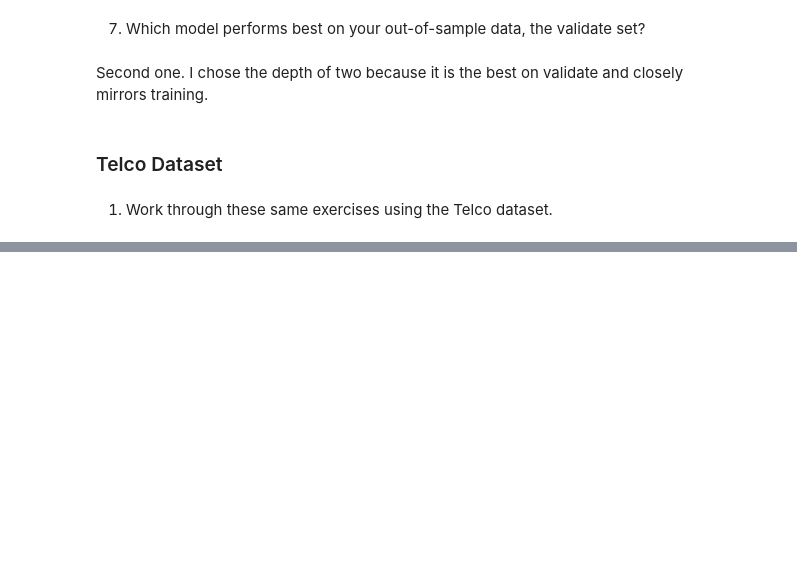
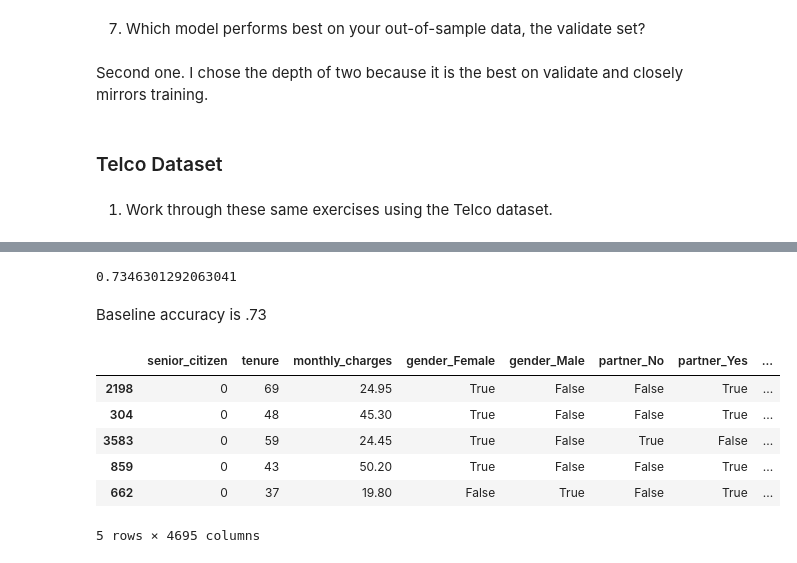
Before and after one commit to eelysee/classification_exercises, a Jupyter notebook: decision_tree.ipynb, the cells around one changed output, grey strips where cells are left out. Cells and saved outputs as stored; diff of their text form; code cells hidden in the pictures; blank space fills up the shorter version.

```diff
--- a/decision_tree.ipynb
+++ b/decision_tree.ipynb
@@ -291,3 +282,5 @@ Second one. I chose the depth of two because it is the best on validate and clos
 ### Telco Dataset
 # %% [markdown]
 1. Work through these same exercises using the Telco dataset.
+# %%
+telco = acquire.get_telco_data()
@@ -293,0 +298,6 @@ Second one. I chose the depth of two because it is the best on validate and clos
+# %%
+(telco.churn == baseline_value).mean()
+# %% [output]
+0.7346301292063041
+# %% [markdown]
+Baseline accuracy is .73
@@ -293,0 +317,28 @@ Second one. I chose the depth of two because it is the best on validate and clos
+# %%
+t_tel , v_tel , test_tel = train_val_test(telco,'churn',seed=55)
+t_tel_drop = t_tel
+t_tel = pd.get_dummies(t_tel, columns=['gender',  'partner', 'dependents', 'phone_service',
+                                       'multiple_lines','online_security','online_backup',
+                                       'device_protection', 'tech_support','streaming_tv',
+                                      'streaming_movies', 'paperless_billing', 'total_charges',
+                                      'churn', 'contract_type','internet_service_type','payment_type'])
+t_tel_drop = pd.get_dummies(t_tel_drop, columns=['gender',  'partner', 'dependents', 'phone_service',
+                                       'multiple_lines','online_security','online_backup',
+                                       'device_protection', 'tech_support','streaming_tv',
+                                      'streaming_movies', 'paperless_billing', 'total_charges',
+                                      'churn', 'contract_type','internet_service_type','payment_type'])
+v_tel = pd.get_dummies(v_tel, columns=['gender',  'partner', 'dependents', 'phone_service',
+                                       'multiple_lines','online_security','online_backup',
+                                       'device_protection', 'tech_support','streaming_tv',
+                                      'streaming_movies', 'paperless_billing', 'total_charges',
+                                      'churn', 'contract_type','internet_service_type','payment_type'])
+
+t_tel.head()
+# %% [output]
+|  | senior_citizen | tenure | monthly_charges | gender_Female | gender_Male | partner_No | partner_Yes | ... |
+| 2198 | 0 | 69 | 24.95 | True | False | False | True | ... |
+| 304 | 0 | 48 | 45.30 | True | False | False | True | ... |
+| 3583 | 0 | 59 | 24.45 | True | False | True | False | ... |
+| 859 | 0 | 43 | 50.20 | True | False | False | True | ... |
+| 662 | 0 | 37 | 19.80 | False | True | False | True | ... |
+5 rows × 4695 columns
```
Also changed, not shown: parts of 11 cells of this notebook.
